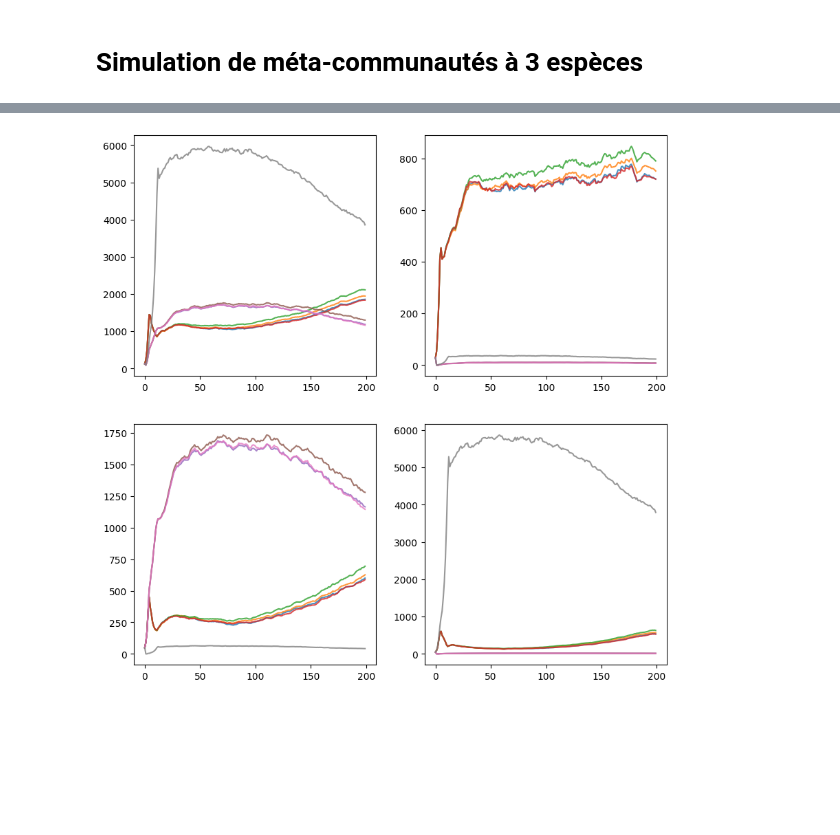
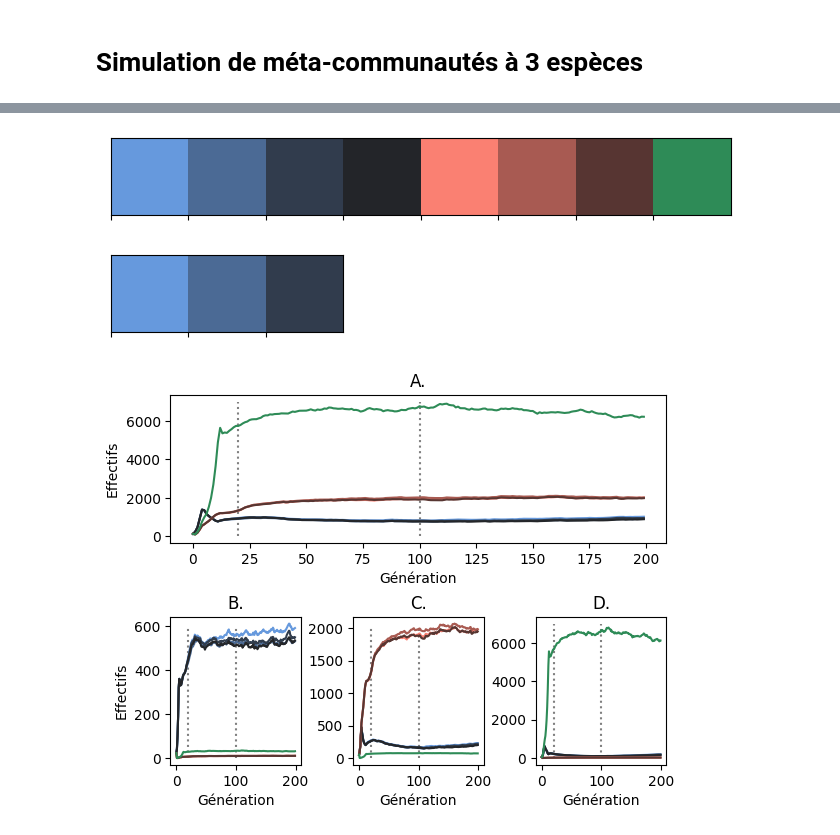
Before and after one commit to tabernard/community-generator, a Jupyter notebook: Multiple_species_sim.ipynb, the cells around one changed output, grey strips where cells are left out. Saved outputs shown, nothing was run; the diff lists cells and outputs as text; code cells hidden in the pictures; blank space fills up the shorter version.

```diff
--- a/Multiple_species_sim.ipynb
+++ b/Multiple_species_sim.ipynb
@@ -12,12 +11,12 @@ from multiprocess import Pool
 import pickle
 # %%
 N_ITER_SITE = 40  # Nombre de planning différents
-NITER = 50  # Nombre d'itérations par planning
+NITER = 30  # Nombre d'itérations par planning
 T = 200  # Nombre de pas de temps
 X = 250  # Nombre de sites
 E = 8  # Nombre d'espèces
 H = 3  # Nombre de ressources
-P = H*1.5
+P = H*1.9
 
 PALL = 0.05  # probabilité d'allumage d'un site éteint au temps t
 PEXT = 0.05  # probilité d'extinction d'un site allumé au temps t
@@ -275,9 +274,10 @@ filehandler = open("multiple8sp.npy","wb")
 pickle.dump(results,filehandler)
 filehandler.close()
 # %%
-file = open("multiple.npy",'rb')
+file = open("multipleR.npy",'rb')
 object_file = pickle.load(file)
 file.close()
+results = object_file
 # %%
 res1 = np.array([[[[[[0]*E]*math.ceil(X/P)]*T]*NITER]*N_ITER_SITE]*len(results))
 res2 = np.array([[[[[[0]*E]*int(((P-1)/(H-1))*X/P)]*T]*NITER]*N_ITER_SITE]*len(results))
@@ -349,30 +351,77 @@ plt.show()
+# %%
+
+
+# Generate the seaborn palette
+palette = sns.dark_palette("#69d", reverse=True)
+palette2 = sns.dark_palette("salmon", reverse=True)
+palette3 = sns.dark_palette("seagreen", reverse=True)
+
+pal_fin = (palette[0], palette[2],palette[4],palette[5],palette2[0], palette2[2],palette2[4],palette3[0])
+
+# Display the palette
+sns.palplot(pal_fin)
+plt.show()
+# %% [output]
+[figure, added]
+# %%
+sns.palplot((palette[0],palette[2],palette[4]))
+# %% [output]
+[figure, added]
 # %%
-palette = sns.color_palette(None, H+E)
+import matplotlib.gridspec as gridspec
+#palette = sns.color_palette(None, H+E)
+palette = pal_fin
 
-fig1, ((ax1,ax2),(ax3,ax4)) = plt.subplots(2, 2)
-fig1.set_size_inches(10,10)
+#fig1, ((ax1,ax2),(ax3,ax4)) = plt.subplots(2, 2)
+AX = gridspec.GridSpec(2,3)
+AX.update(wspace = 0.4, hspace = 0.5)
+ax1  = plt.subplot(AX[0,:])
+ax2 = plt.subplot(AX[1,0])
+ax3 = plt.subplot(AX[1,1])
+ax4 = plt.subplot(AX[1,2])
+
+ax1.set_xlabel("Génération")
+ax2.set_xlabel("Génération")
+ax3.set_xlabel("Génération")
+ax4.set_xlabel("Génération")
+ax1.set_ylabel("Effectifs")
+ax2.set_ylabel("Effectifs")
+ax1.set_title("A.")
+ax2.set_title("B.")
+ax3.set_title("C.")
+ax4.set_title("D.")
+#fig1.set_size_inches(10,10)
+ax1.plot([20,20],[0,7000], 'grey', linestyle = "dotted")
+ax1.plot([100,100],[0,7000], 'grey', linestyle = "dotted")
+ax2.plot([20,20],[0,600], 'grey', linestyle = "dotted")
+ax2.plot([100,100],[0,600], 'grey', linestyle = "dotted")
+ax3.plot([20,20],[0,2000], 'grey', linestyle = "dotted")
+ax3.plot([100,100],[0,2000], 'grey', linestyle = "dotted")
+ax4.plot([20,20],[0,7000], 'grey', linestyle = "dotted")
+ax4.plot([100,100],[0,7000], 'grey', linestyle = "dotted")
+
 for i in range(E):
     #ax1.plot(mean0[0][i], color = palette[i], alpha = 0.4)
     #ax1.plot(mean1[0][i], color = palette[i], alpha = 0.6)
-    ax1.plot(mean2[0][i], color = palette[i], alpha = 0.8)
-    #ax1.plot(mean3[0][i], color = palette[i], alpha = 1)
+    #ax1.plot(mean2[0][i], color = palette[i], alpha = 0.8)
+    ax1.plot(mean0[0][i], color = palette[i], alpha = 1)
 
     #ax2.plot(mean0[1][i], color = palette[i], alpha = 0.4)
     #ax2.plot(mean1[1][i], color = palette[i], alpha = 0.6)
-    ax2.plot(mean2[1][i], color = palette[i], alpha = 0.8)
-    #ax2.plot(mean3[1][i], color = palette[i], alpha = 1)
+    #ax2.plot(mean2[1][i], color = palette[i], alpha = 0.8)
+    ax2.plot(mean0[1][i], color = palette[i], alpha = 1)
 
     #ax3.plot(mean0[2][i], color = palette[i], alpha = 0.4)
     #ax3.plot(mean1[2][i], color = palette[i], alpha = 0.6)
-    ax3.plot(mean2[2][i], color = palette[i], alpha = 0.8)
-    #ax3.plot(mean3[2][i], color = palette[i], alpha = 1)
+    #ax3.plot(mean2[2][i], color = palette[i], alpha = 0.8)
+    ax3.plot(mean0[2][i], color = palette[i], alpha = 1)
 
     #ax4.plot(mean0[3][i], color = palette[i], alpha = 0.4)
     #ax4.plot(mean1[3][i], color = palette[i], alpha = 0.6)
-    ax4.plot(mean2[3][i], color = palette[i], alpha = 0.8)
-    #ax4.plot(mean3[3][i], color = palette[i], alpha = 1)
+    #ax4.plot(mean2[3][i], color = palette[i], alpha = 0.8)
+    ax4.plot(mean0[3][i], color = palette[i], alpha = 1)
 
 
 plt.show()
 # %% [output]
-[figure, old version]
+[figure, new version]
```
Also changed, not shown: parts of 10 cells of this notebook, 7 other files.
